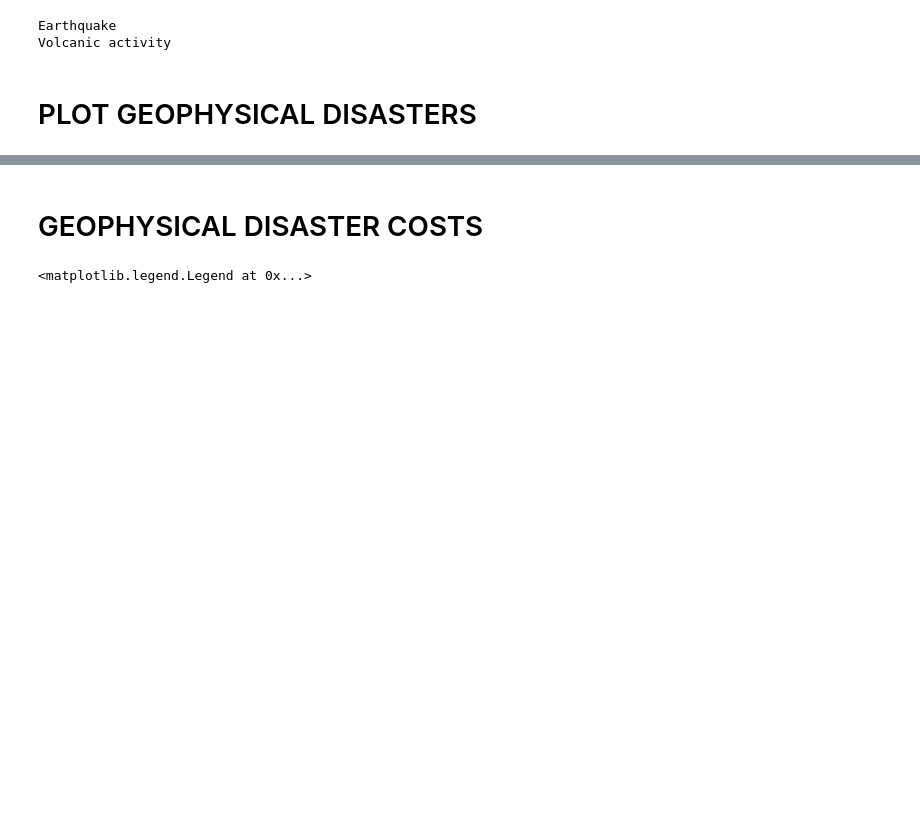
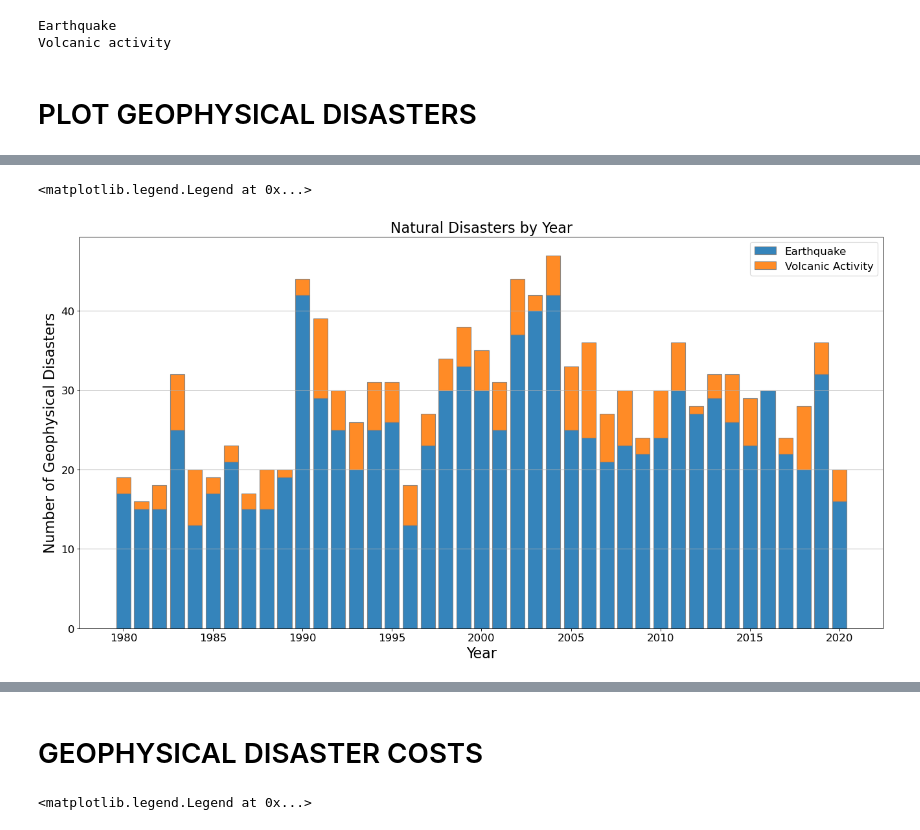
Before and after one commit to felixshier/naturalDisasterAnalysis, a Jupyter notebook: Geophysical Disaster Analysis.ipynb, the cells around one changed output, grey strips where cells are left out. Saved outputs shown, nothing was run; the diff lists cells and outputs as text; code cells hidden in the pictures; blank space fills up the shorter version.

```diff
--- a/Geophysical Disaster Analysis.ipynb
+++ b/Geophysical Disaster Analysis.ipynb
@@ -260,0 +123,16 @@ plt.legend(['Total Geophysical', 'Earthquake', 'Volcanic activity'])
+# %%
+# bar chart
+
+plt.figure(figsize=(20,10), dpi=80)
+plt.grid(axis = 'y')
+plt.title("Natural Disasters by Year")
+plt.xlabel("Year")
+plt.ylabel("Number of Geophysical Disasters")
+
+plt.bar(earthquake_disaster_counts_index, earthquake_disaster_counts, edgecolor = 'grey', alpha = 0.9)
+plt.bar(volcanic_disaster_counts_index, volcanic_disaster_counts, bottom = earthquake_disaster_counts, edgecolor = 'grey', alpha = 0.9)
+
+plt.legend(['Earthquake', 'Volcanic Activity'])
+# %% [output]
+<matplotlib.legend.Legend at 0x...>
+[figure, added]
```
Also changed, not shown: parts of 27 cells of this notebook, 2 other files.
